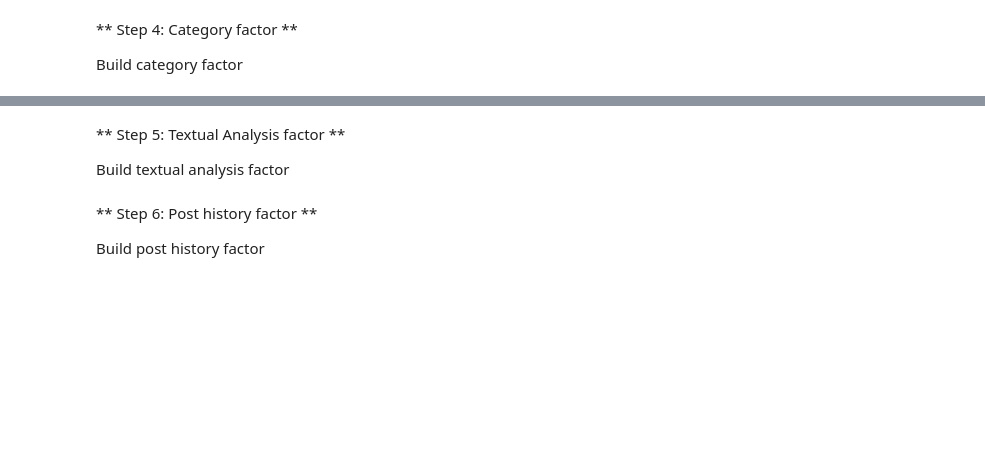
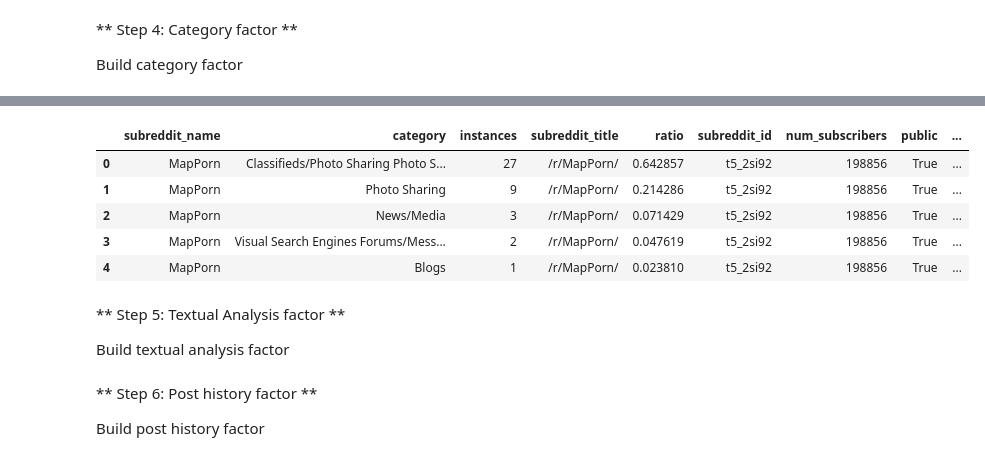
Before and after one commit to BDKNS/CS109Project2014, a Jupyter notebook: SubredditRecommenderForPosts.ipynb, the cells around one changed output, grey strips where cells are left out. Cells and saved outputs as stored; diff of their text form; code cells hidden in the pictures; blank space fills up the shorter version.

Commit message:
Calculated ratio of categories for each subreddit

```diff
--- a/SubredditRecommenderForPosts.ipynb
+++ b/SubredditRecommenderForPosts.ipynb
@@ -297,3 +295,8 @@ domain_categories_csv = pd.read_csv('domain_categories.csv')
+# %%
+categories_df = pd.read_csv('starburstdata.csv',header=-1)
+categories_df.columns = ['subreddit_name','category','instances']
+
+domain_categories_csv = pd.read_csv('domain_categories.csv')
 # %%
 #given a url http://cnn.com/worldnews/storyoftheday
 #this method will strip out the http:// and /storyoftheday
@@ -318,0 +329,10 @@ def get_category(domain,delimeter):
+# %%
+subreddit_totals = categories_df.groupby('subreddit_name').sum()
+cat_subreddits = list(set(categories_df['subreddit_name']))
+categories_df['ratio'] = None
+new_categories_df = pd.DataFrame(columns = categories_df.columns)
+for subreddit in cat_subreddits:
+    cats_for_subreddit = categories_df[categories_df['subreddit_name'] == subreddit]
+    cats_for_subreddit['ratio'] = cats_for_subreddit['instances'] / list(subreddit_totals.ix[subreddit])[0]
+    new_categories_df = pd.concat([new_categories_df, cats_for_subreddit])
+new_categories_df.head()
@@ -318,0 +346,13 @@ def get_category(domain,delimeter):
+# %%
+
+new_categories_df['subreddit_title'] = '/r/' + new_categories_df['subreddit_name'] + '/'
+final_categories_df = new_categories_df.merge(valid_subreddits_df, on='subreddit_title', how='left')
+
+final_categories_df.head()
+# %% [output]
+|  | subreddit_name | category | instances | subreddit_title | ratio | subreddit_id | num_subscribers | public | ... |
+| 0 | MapPorn | Classifieds/Photo Sharing Photo S... | 27 | /r/MapPorn/ | 0.642857 | t5_2si92 | 198856 | True | ... |
+| 1 | MapPorn | Photo Sharing | 9 | /r/MapPorn/ | 0.214286 | t5_2si92 | 198856 | True | ... |
+| 2 | MapPorn | News/Media | 3 | /r/MapPorn/ | 0.071429 | t5_2si92 | 198856 | True | ... |
+| 3 | MapPorn | Visual Search Engines Forums/Mess... | 2 | /r/MapPorn/ | 0.047619 | t5_2si92 | 198856 | True | ... |
+| 4 | MapPorn | Blogs | 1 | /r/MapPorn/ | 0.023810 | t5_2si92 | 198856 | True | ... |
```
Also changed, not shown: parts of 9 cells of this notebook.
